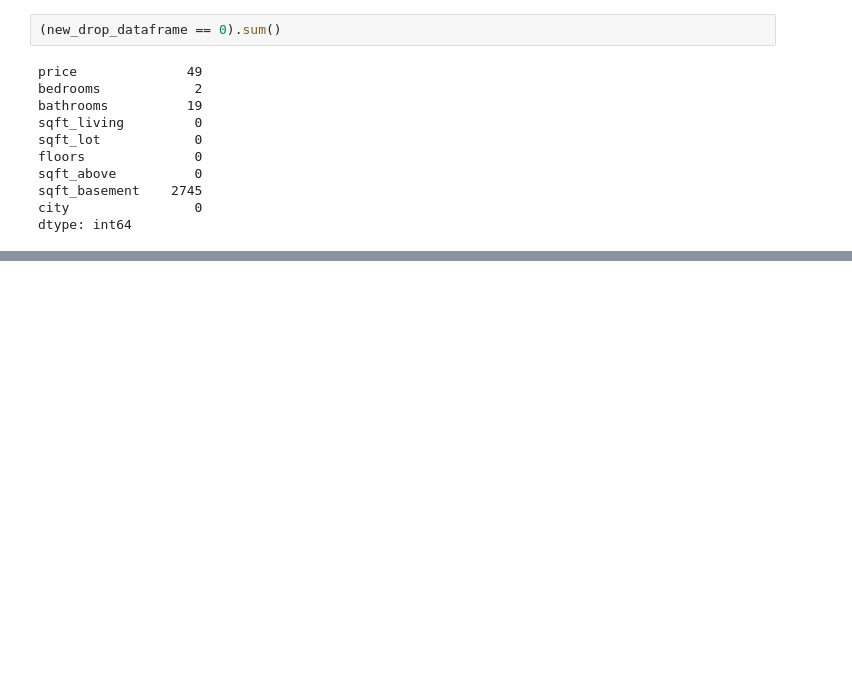
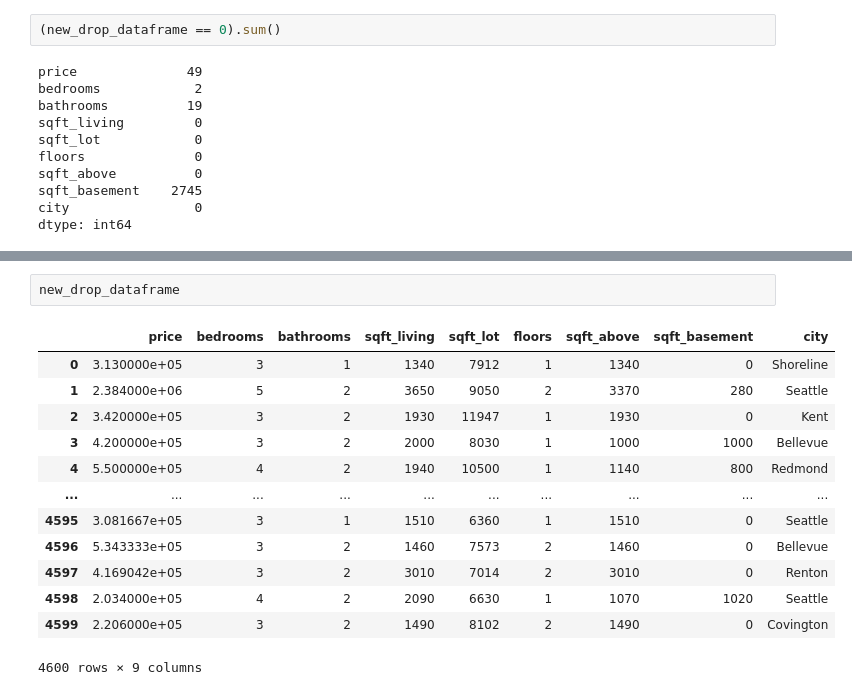
Before and after one commit to markdhareal/house-price-prediction, a Jupyter notebook: notebook/prediction-notebook.ipynb, the cells around one changed output, grey strips where cells are left out. Saved outputs shown, nothing was run; the diff lists cells and outputs as text; blank space fills up the shorter version.

```diff
--- a/notebook/prediction-notebook.ipynb
+++ b/notebook/prediction-notebook.ipynb
@@ -169,0 +179,16 @@ new_drop_dataframe.describe()
+# %%
+new_drop_dataframe
+# %% [output]
+|  | price | bedrooms | bathrooms | sqft_living | sqft_lot | floors | sqft_above | sqft_basement | city |
+| 0 | 3.130000e+05 | 3 | 1 | 1340 | 7912 | 1 | 1340 | 0 | Shoreline |
+| 1 | 2.384000e+06 | 5 | 2 | 3650 | 9050 | 2 | 3370 | 280 | Seattle |
+| 2 | 3.420000e+05 | 3 | 2 | 1930 | 11947 | 1 | 1930 | 0 | Kent |
+| 3 | 4.200000e+05 | 3 | 2 | 2000 | 8030 | 1 | 1000 | 1000 | Bellevue |
+| 4 | 5.500000e+05 | 4 | 2 | 1940 | 10500 | 1 | 1140 | 800 | Redmond |
+| ... | ... | ... | ... | ... | ... | ... | ... | ... | ... |
+| 4595 | 3.081667e+05 | 3 | 1 | 1510 | 6360 | 1 | 1510 | 0 | Seattle |
+| 4596 | 5.343333e+05 | 3 | 2 | 1460 | 7573 | 2 | 1460 | 0 | Bellevue |
+| 4597 | 4.169042e+05 | 3 | 2 | 3010 | 7014 | 2 | 3010 | 0 | Renton |
+| 4598 | 2.034000e+05 | 4 | 2 | 2090 | 6630 | 1 | 1070 | 1020 | Seattle |
+| 4599 | 2.206000e+05 | 3 | 2 | 1490 | 8102 | 2 | 1490 | 0 | Covington |
+4600 rows × 9 columns
```
Also changed, not shown: parts of 1 cell of this notebook.
